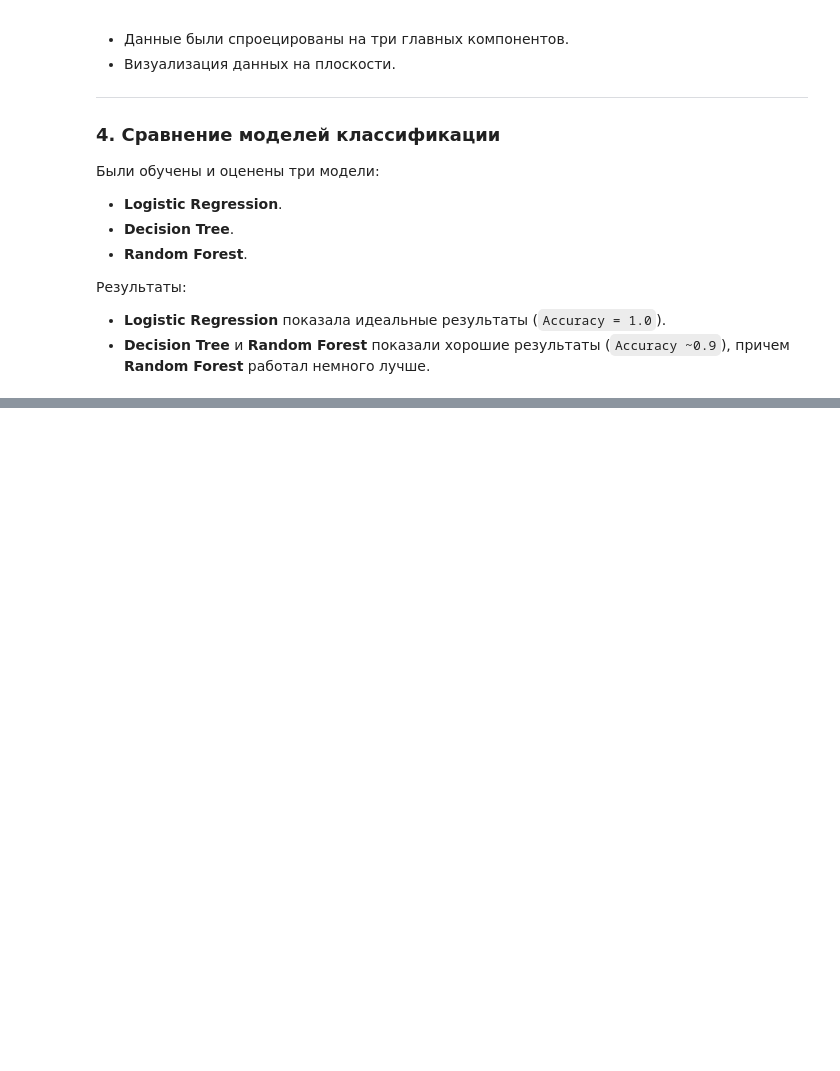
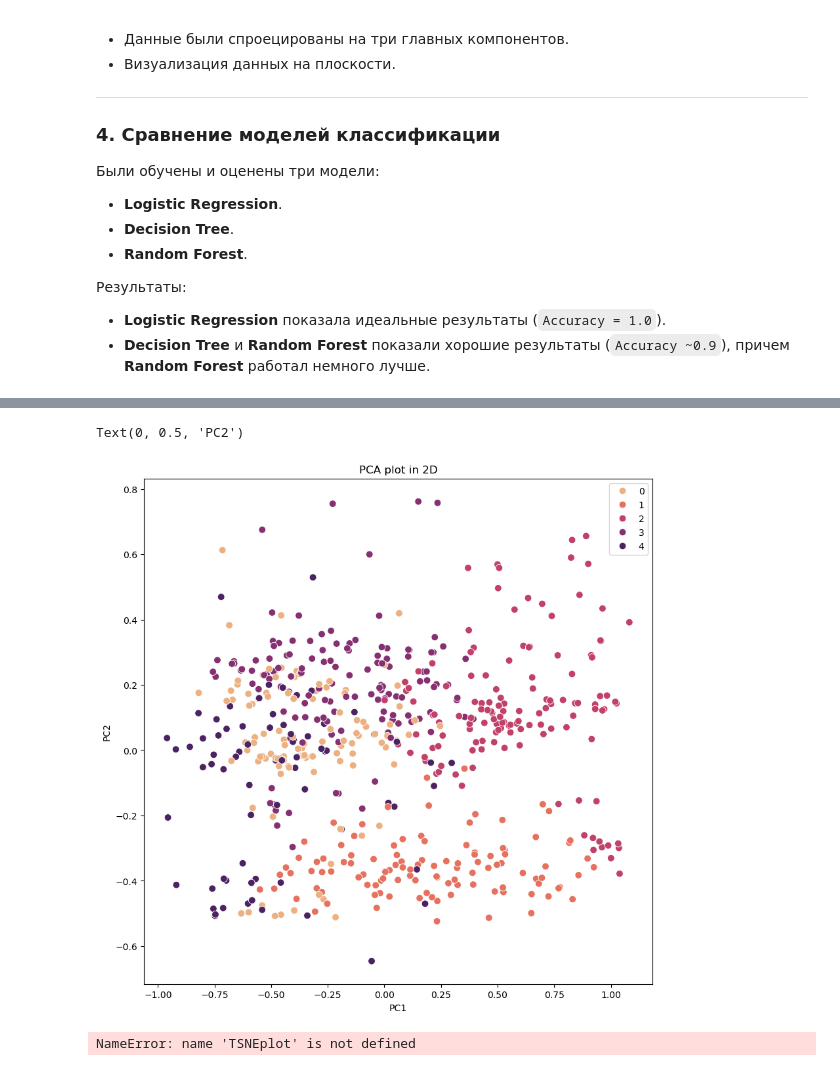
Before and after one commit to mewkfeli/MachineLearning, a Jupyter notebook: Mukhitova_Khusniiarov_superheroes.ipynb, the cells around one changed output, grey strips where cells are left out. Cells and saved outputs as stored; diff of their text form; code cells hidden in the pictures; blank space fills up the shorter version.

Commit message:
Обновление моделей с 4 кластерами

```diff
--- a/Mukhitova_Khusniiarov_superheroes.ipynb
+++ b/Mukhitova_Khusniiarov_superheroes.ipynb
@@ -975,0 +1164,14 @@ https://datalens.yandex/67d6h2yjdanos
+# %%
+import pandas as pd
+
+# Добавляем метки кластеров в DataFrame
+df['Cluster'] = labels
+
+# Список категориальных переменных
+categorical_columns = columns
+
+# Группируем по кластерам и вычисляем средние значения для каждой категории
+cluster_means = df.groupby('Cluster')[categorical_columns].mean()
+
+# Выводим результат
+print(cluster_means)
@@ -975,0 +1196,7 @@ https://datalens.yandex/67d6h2yjdanos
+# %%
+from sklearn.preprocessing import MinMaxScaler
+from sklearn.decomposition import PCA
+
+X = df.iloc[:,[0,1,2,3,4,5,6,7,8,9]]
+mms = MinMaxScaler()
+X = pd.DataFrame(mms.fit_transform(X), columns=X.columns)
@@ -975,0 +1217,6 @@ https://datalens.yandex/67d6h2yjdanos
+# %%
+from sklearn.cluster import SpectralClustering
+
+
+clustering_sp = SpectralClustering(5).fit(X)
+labels = clustering_sp.labels_
@@ -975,0 +1238,19 @@ https://datalens.yandex/67d6h2yjdanos
+# %%
+principal_df = pd.DataFrame(data = PCA(n_components=3).fit_transform(X))
+# %%
+fig = plt.figure(figsize=(10, 10))
+sns.scatterplot(x = principal_df.iloc[:,0],
+                y = principal_df.iloc[:,1],
+                hue = labels,
+                palette="flare",
+                s=60)
+plt.title('PCA plot in 2D')
+plt.xlabel('PC1')
+plt.ylabel('PC2')
+# %% [output]
+Text(0, 0.5, 'PC2')
+[figure, added]
+# %%
+TSNEplot()
+# %% [output]
+NameError: name 'TSNEplot' is not defined
```
Also changed, not shown: parts of 57 cells of this notebook.
